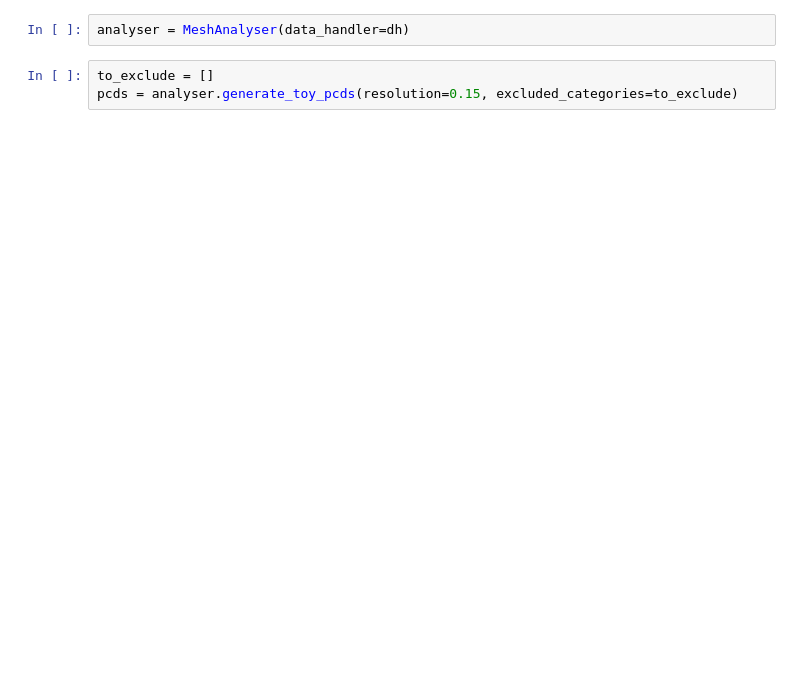
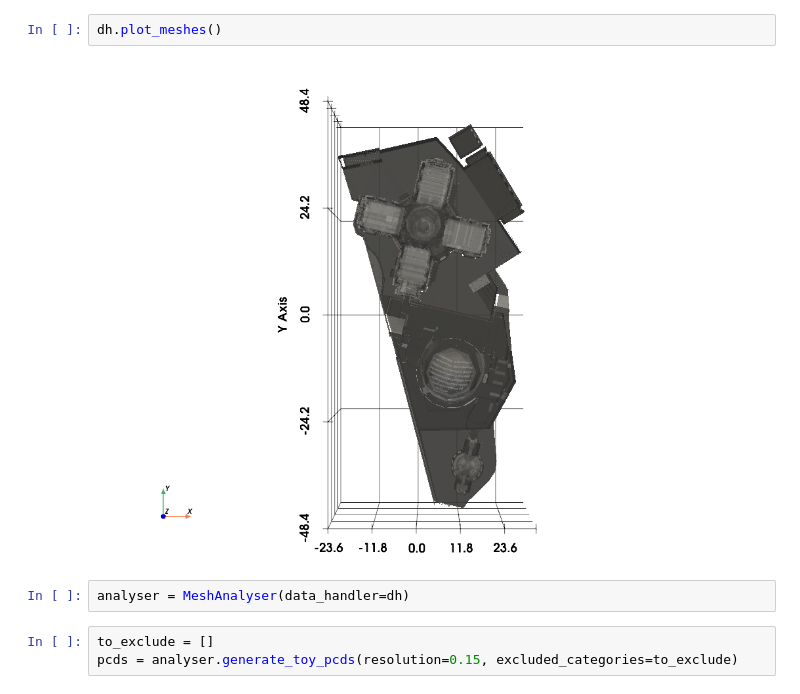
Before and after one commit to Chiark-Collective/Pointcept, a Jupyter notebook: notebooks/fold_allocations/rog_south.ipynb, the cells around one changed output. Cells and saved outputs as stored; diff of their text form; blank space fills up the shorter version.

```diff
--- a/notebooks/fold_allocations/rog_south.ipynb
+++ b/notebooks/fold_allocations/rog_south.ipynb
@@ -36,3 +24,7 @@ dh.ensure_meshes()
+# %%
+dh.plot_meshes()
+# %% [output]
+[figure, added]
 # %%
 analyser = MeshAnalyser(data_handler=dh)
 # %%
```
Also changed, not shown: parts of 16 cells of this notebook.
